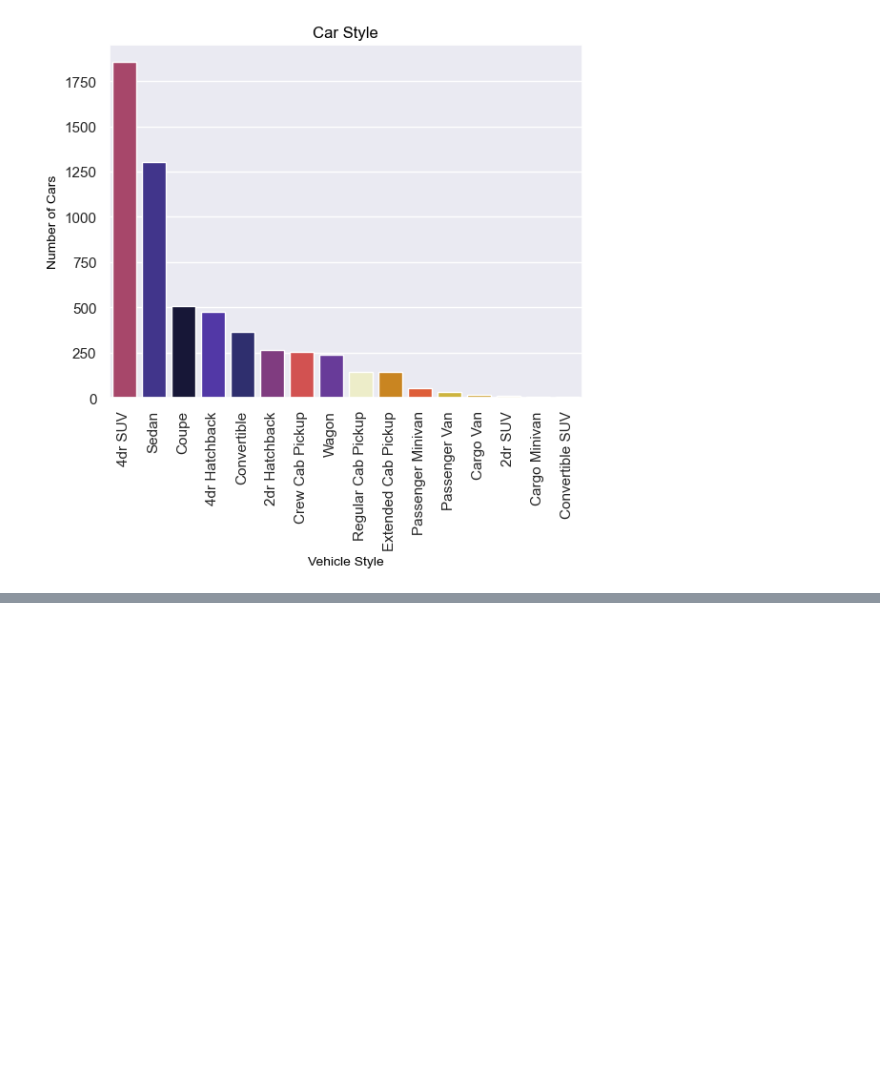
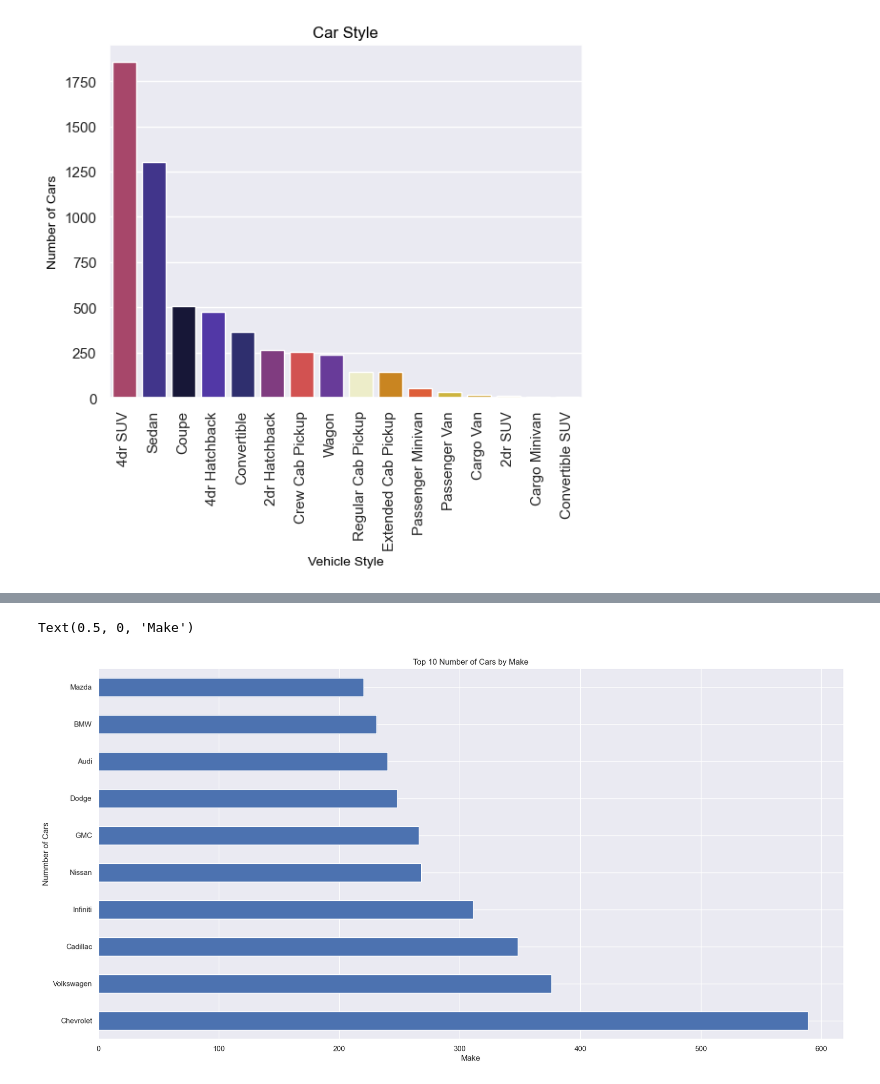
Before and after one commit to LaureaYue/SEIS-Group-4-Project, a Jupyter notebook: project4-group2.ipynb, the cells around one changed output, grey strips where cells are left out. Saved outputs shown, nothing was run; the diff lists cells and outputs as text; code cells hidden in the pictures; blank space fills up the shorter version.

```diff
--- a/project4-group2.ipynb
+++ b/project4-group2.ipynb
@@ -218,0 +228,8 @@ plt.show()
+# %%
+df.make.value_counts().nlargest(10).plot(kind='barh',figsize=(20,10))
+plt.title("Top 10 Number of Cars by Make")
+plt.ylabel("Nummber of Cars")
+plt.xlabel("Make")
+# %% [output]
+Text(0.5, 0, 'Make')
+[figure, added]
```
Also changed, not shown: parts of 2 cells of this notebook, 2 other files.
